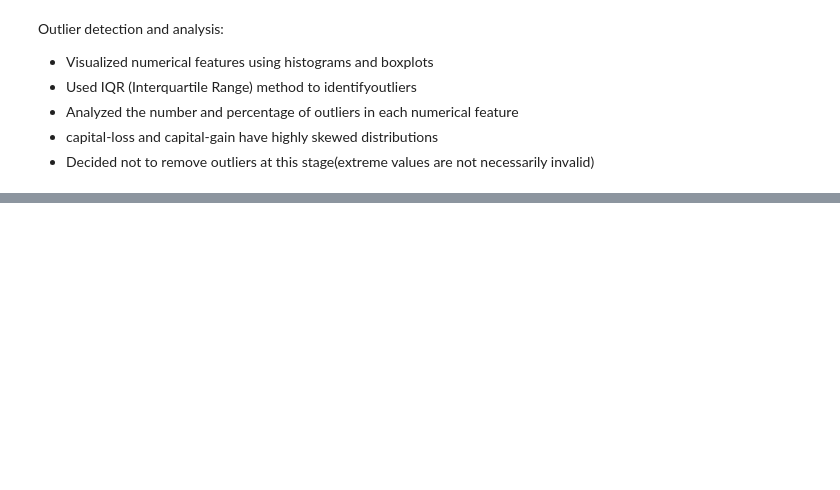
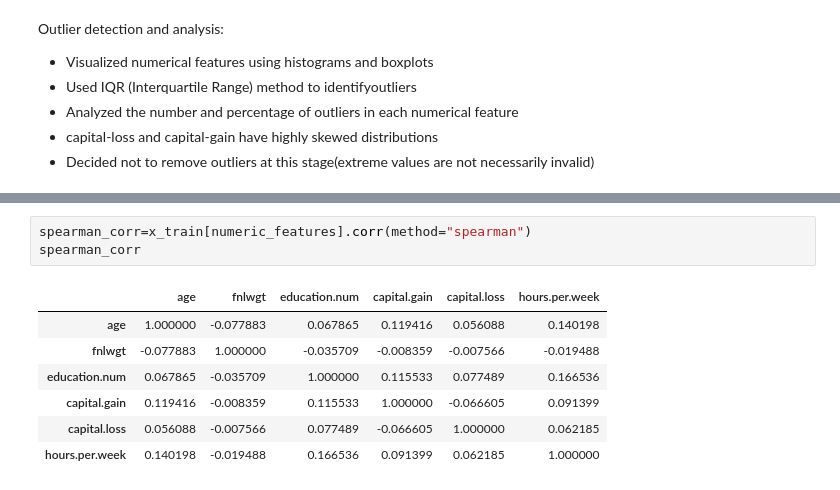
Before and after one commit to shukriaarifi/income_prediction, a Jupyter notebook: notebooks/income_prediction.ipynb, the cells around one changed output, grey strips where cells are left out. Drawn from its saved outputs; the diff is of its cells as text; blank space fills up the shorter version.

```diff
--- a/notebooks/income_prediction.ipynb
+++ b/notebooks/income_prediction.ipynb
@@ -507,0 +525,11 @@ Outlier detection and analysis:
+# %%
+spearman_corr=x_train[numeric_features].corr(method="spearman")
+spearman_corr
+# %% [output]
+|  | age | fnlwgt | education.num | capital.gain | capital.loss | hours.per.week |
+| age | 1.000000 | -0.077883 | 0.067865 | 0.119416 | 0.056088 | 0.140198 |
+| fnlwgt | -0.077883 | 1.000000 | -0.035709 | -0.008359 | -0.007566 | -0.019488 |
+| education.num | 0.067865 | -0.035709 | 1.000000 | 0.115533 | 0.077489 | 0.166536 |
+| capital.gain | 0.119416 | -0.008359 | 0.115533 | 1.000000 | -0.066605 | 0.091399 |
+| capital.loss | 0.056088 | -0.007566 | 0.077489 | -0.066605 | 1.000000 | 0.062185 |
+| hours.per.week | 0.140198 | -0.019488 | 0.166536 | 0.091399 | 0.062185 | 1.000000 |
```
Also changed, not shown: parts of 15 cells of this notebook.
